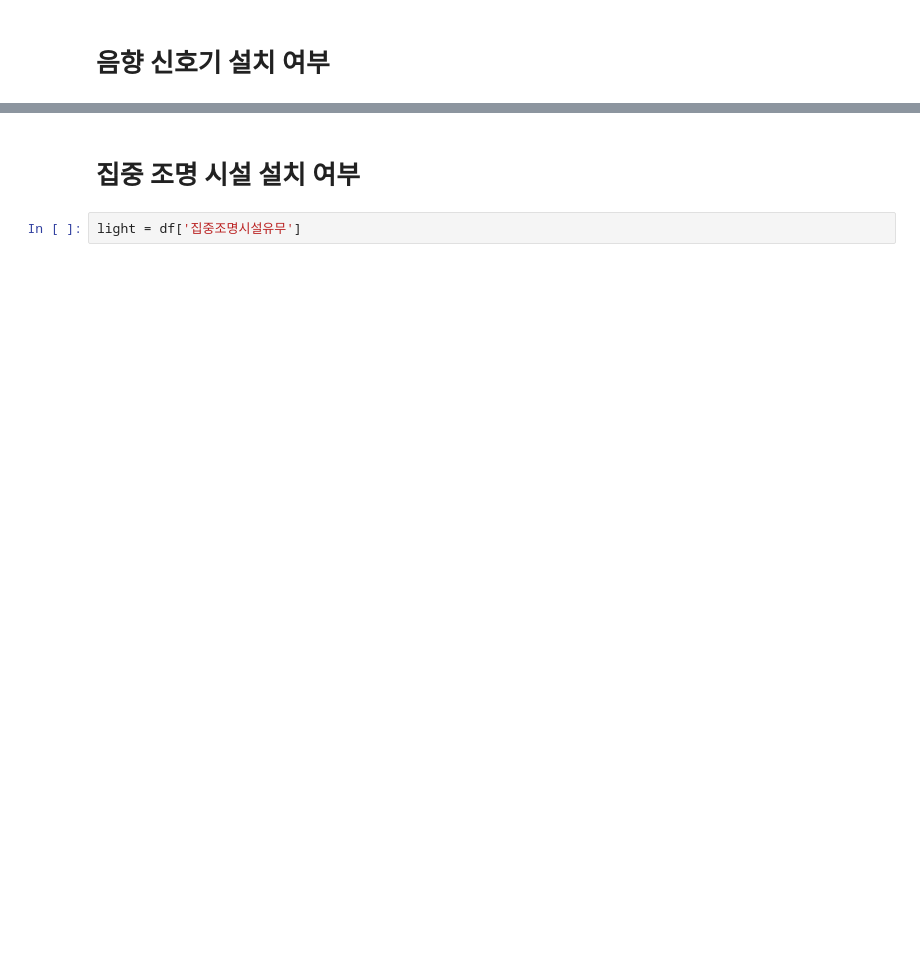
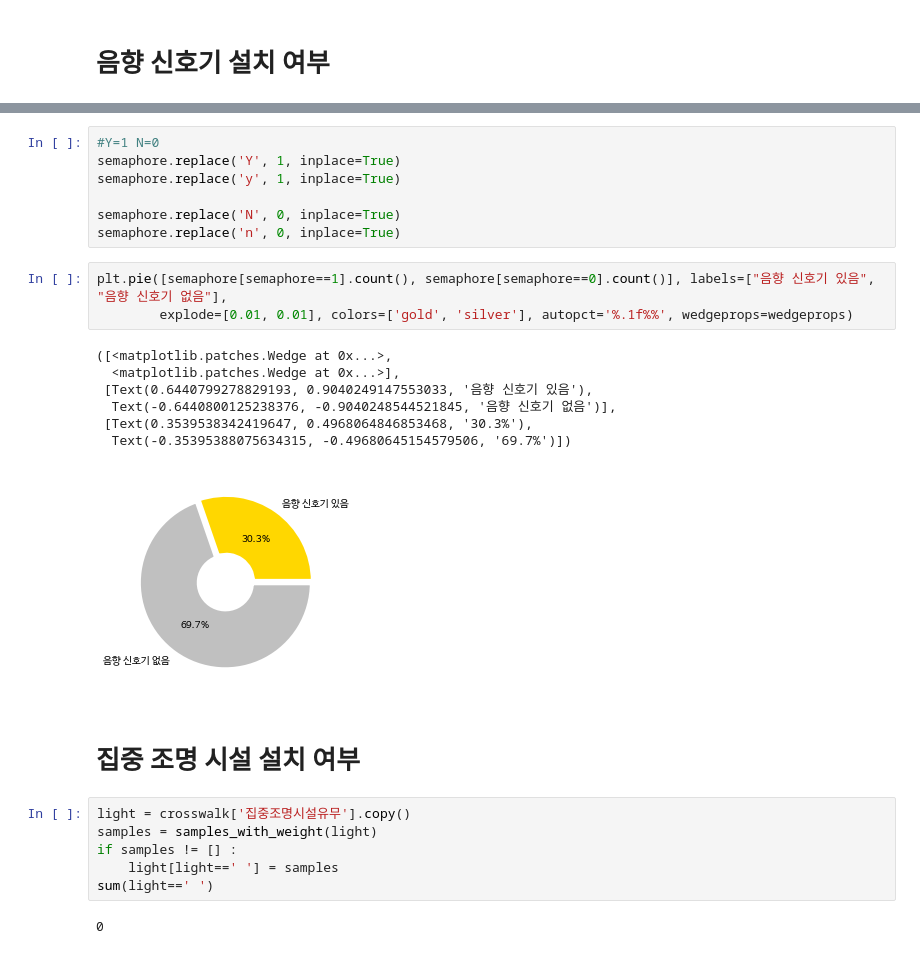
Before and after one commit to modeep/the-modeep, a Jupyter notebook: crosswalk/crosswalk.ipynb, the cells around one changed output, grey strips where cells are left out. Drawn from its saved outputs; the diff is of its cells as text; blank space fills up the shorter version.

```diff
--- a/crosswalk/crosswalk.ipynb
+++ b/crosswalk/crosswalk.ipynb
@@ -56,4 +150,28 @@ semaphore = df['음향신호기설치여부']
+# %%
+#Y=1 N=0
+semaphore.replace('Y', 1, inplace=True)
+semaphore.replace('y', 1, inplace=True)
+
+semaphore.replace('N', 0, inplace=True)
+semaphore.replace('n', 0, inplace=True)
+# %%
+plt.pie([semaphore[semaphore==1].count(), semaphore[semaphore==0].count()], labels=["음향 신호기 있음", "음향 신호기 없음"],
+        explode=[0.01, 0.01], colors=['gold', 'silver'], autopct='%.1f%%', wedgeprops=wedgeprops)
+# %% [output]
+([<matplotlib.patches.Wedge at 0x...>,
+  <matplotlib.patches.Wedge at 0x...>],
+ [Text(0.6440799278829193, 0.9040249147553033, '음향 신호기 있음'),
+  Text(-0.6440800125238376, -0.9040248544521845, '음향 신호기 없음')],
+ [Text(0.3539538342419647, 0.4968064846853468, '30.3%'),
+  Text(-0.35395388075634315, -0.49680645154579506, '69.7%')])
+[figure, added]
 # %% [markdown]
 # 집중 조명 시설 설치 여부
 # %%
-light = df['집중조명시설유무']
+light = crosswalk['집중조명시설유무'].copy()
+samples = samples_with_weight(light)
+if samples != [] :
+    light[light==' '] = samples
+sum(light==' ')
+# %% [output]
+0
```
Also changed, not shown: parts of 14 cells of this notebook.
